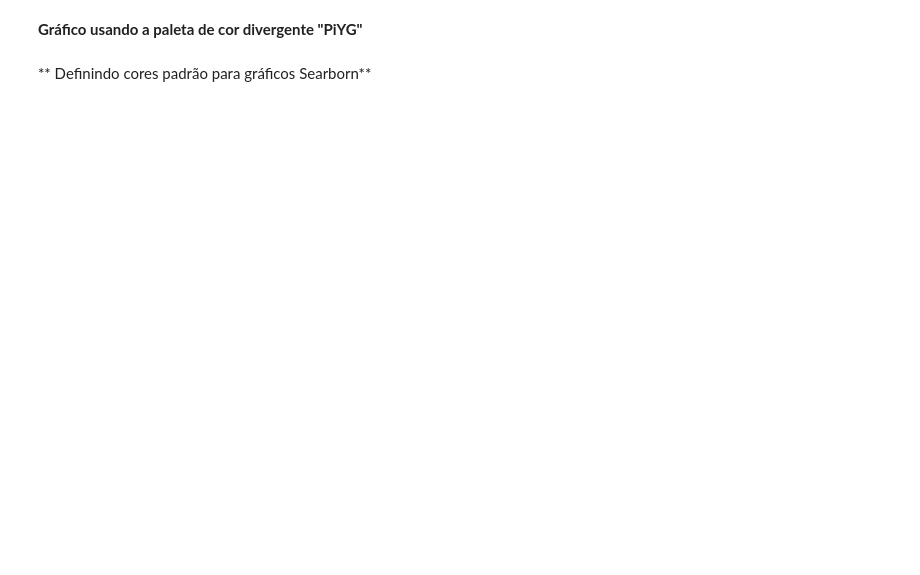
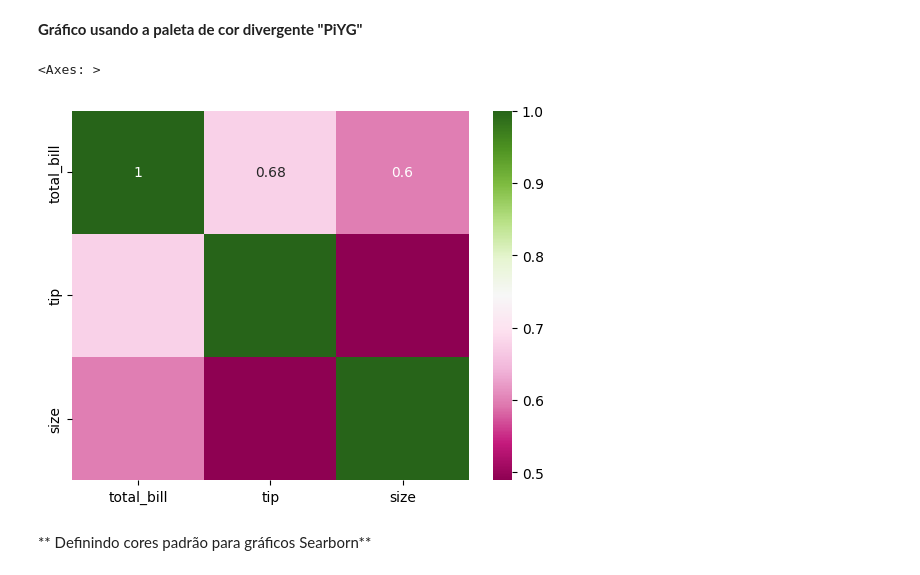
Before and after one commit to francfelipe/datascience_stackacademy, a Jupyter notebook: 04_visualizacao/visualização_de_dados_02_seaborn.ipynb, the cells around one changed output. Saved outputs shown, nothing was run; the diff lists cells and outputs as text; code cells hidden in the pictures; blank space fills up the shorter version.

```diff
--- a/04_visualizacao/visualização_de_dados_02_seaborn.ipynb
+++ b/04_visualizacao/visualização_de_dados_02_seaborn.ipynb
@@ -180,7 +201,10 @@ sns.catplot(x="sex", kind="count", palette="Set2", data=tips);
 # %% [markdown]
 **Gráfico usando a paleta de cor divergente "PiYG"**
 # %%
-sns.heatmap(tips.corr(), annot=True, cmap="PiYG")
+sns.heatmap(tips[['total_bill', 'tip', 'size']].corr(), annot=True, cmap="PiYG")
+# %% [output]
+<Axes: >
+[figure, added]
 # %% [markdown]
 ** Definindo cores padrão para gráficos Searborn**
 # %%
```
Also changed, not shown: parts of 9 cells of this notebook.
